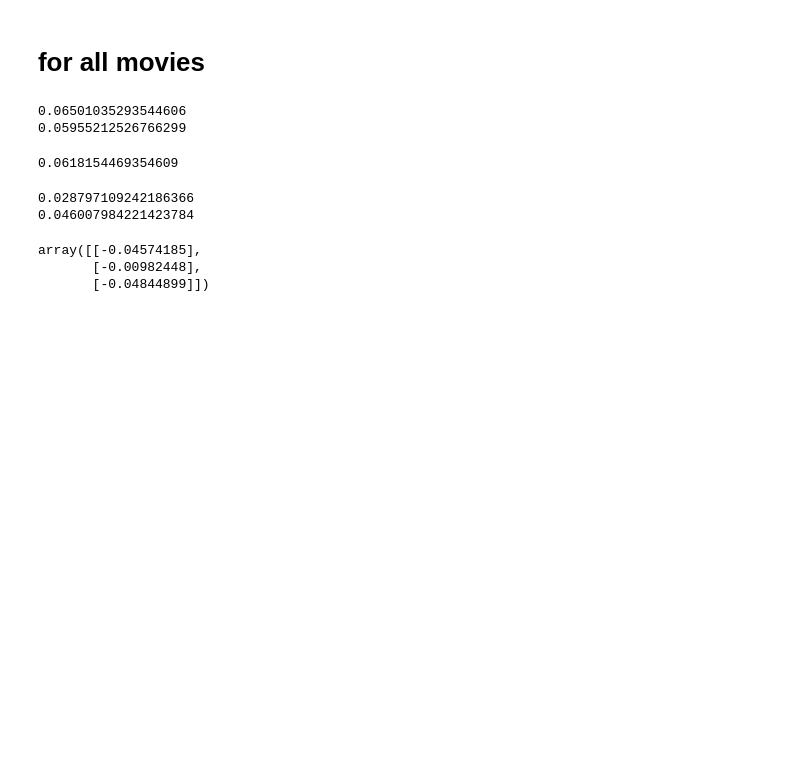
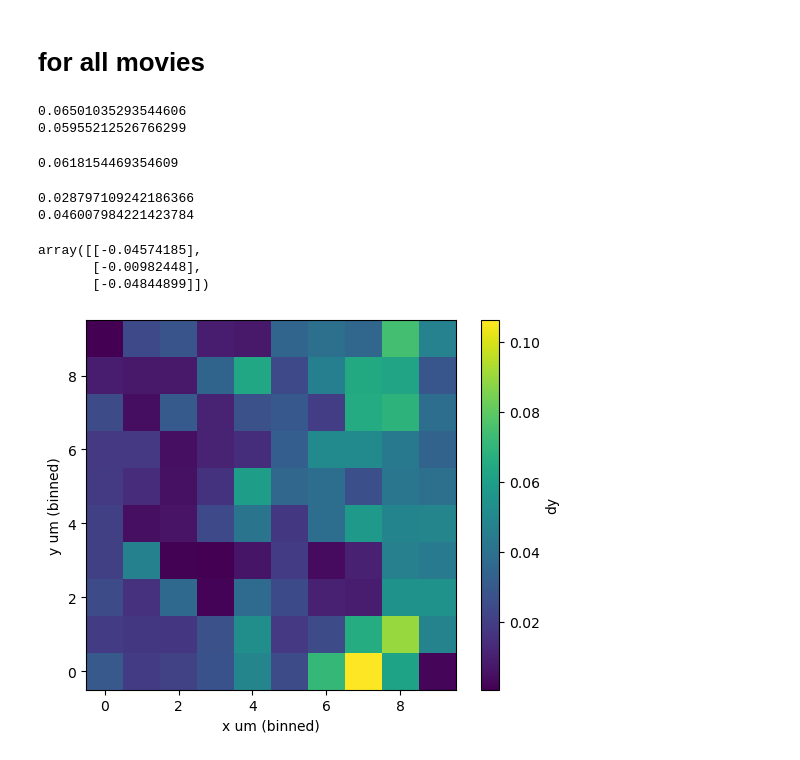
Before and after one commit to NessLfy/loop_extrusion_contact_dynamics, a Jupyter notebook: scratchpad/chromatic_aberration_correction.ipynb, the cells around one changed output. Saved outputs shown, nothing was run; the diff lists cells and outputs as text; code cells hidden in the pictures; blank space fills up the shorter version.

Commit message:
add error plotting

```diff
--- a/scratchpad/chromatic_aberration_correction.ipynb
+++ b/scratchpad/chromatic_aberration_correction.ipynb
@@ -417,3 +417,25 @@ t
 array([[-0.04574185],
        [-0.00982448],
        [-0.04844899]])
+# %%
+num_bins = 10
+
+# Create bins for 'x' and 'y'
+df_comb['x_bin'] = pd.cut(df_comb['x'], bins=num_bins)
+df_comb['y_bin'] = pd.cut(df_comb['y'], bins=num_bins)
+
+# Group by 'x_bin' and 'y_bin' and calculate the mean
+df_binned = df_comb.groupby(['x_bin', 'y_bin']).mean().reset_index()
+
+
+# Create a 2D array for the heatmap
+heatmap_data = df_binned.pivot(index='y_bin', columns='x_bin', values='dy').values
+
+# Create the heatmap
+plt.imshow(np.abs(heatmap_data), cmap='viridis', origin='lower')
+plt.colorbar(label='dy')
+plt.xlabel('x um (binned)')
+plt.ylabel('y um (binned)')
+plt.show()
+# %% [output]
+[figure, added]
```
Also changed, not shown: parts of 12 cells of this notebook.
